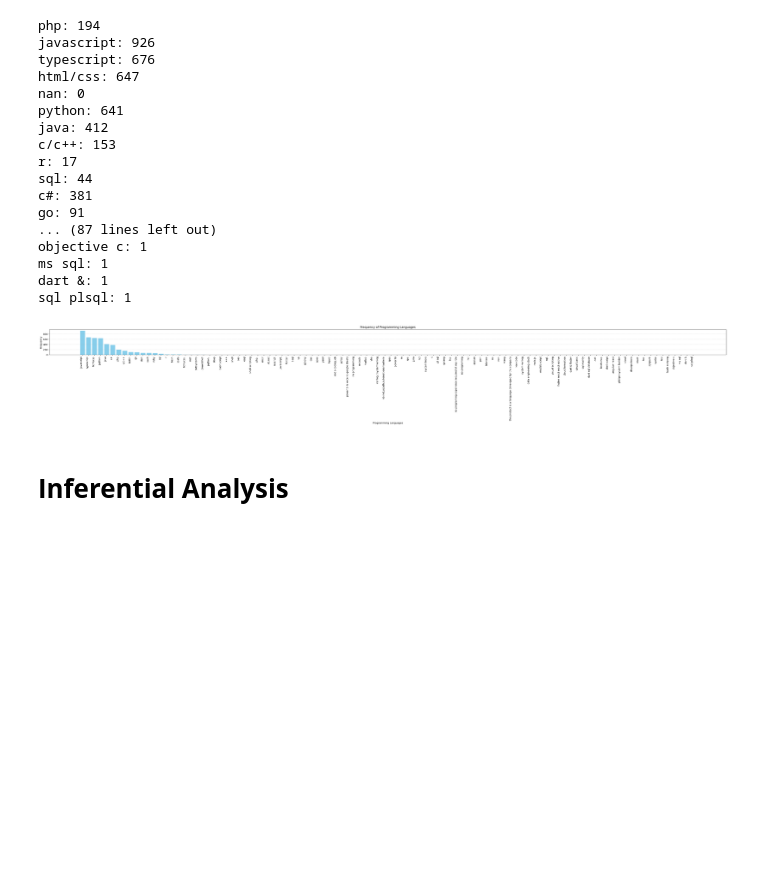
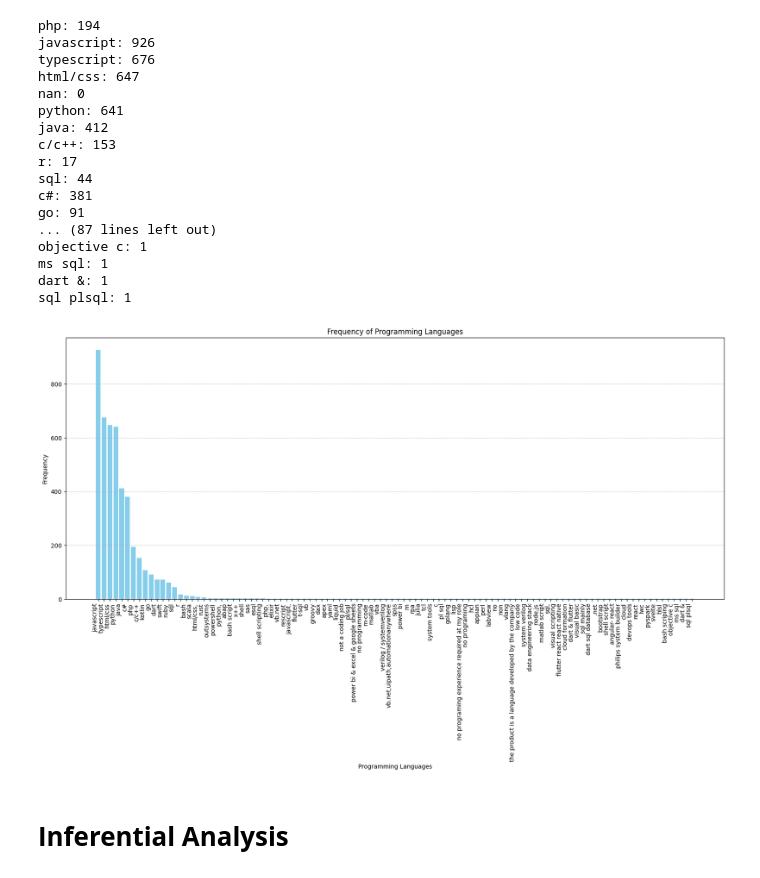
Before and after one commit to moha09-coder/Salary-Gaps-Analysis, a Jupyter notebook: analysis.ipynb, the cells around one changed output. Drawn from its saved outputs; the diff is of its cells as text; code cells hidden in the pictures; blank space fills up the shorter version.

```diff
--- a/analysis.ipynb
+++ b/analysis.ipynb
@@ -358,23 +361,20 @@ objective c: 1
 ms sql: 1
 dart &: 1
 sql plsql: 1
-# %%
-# Show the frequency of each programming language
-
-# Calculate the frequency of each language
-language_counts = df_exploded["ProgrammingLanguages"].value_counts()
-
-# Plotting
-plt.figure(figsize=(30, 6))
-plt.bar(language_counts.index, language_counts.values, color='skyblue')
-plt.xticks(rotation=90, ha='right')
-plt.xlabel("Programming Languages")
-plt.ylabel("Frequency")
-plt.title("Frequency of Programming Languages")
-plt.tight_layout()
-plt.grid(axis='y', linestyle='--', alpha=0.7)
-plt.show()
-# %% [output]
-[figure, removed]
+# %%
+# Calculate the frequency of each language
+language_counts = df_exploded["ProgrammingLanguages"].value_counts()
+
+# Plotting
+plt.figure(figsize=(20, 8))
+plt.bar(language_counts.index, language_counts.values, color='skyblue')
+plt.xticks(rotation=90, ha='right')
+plt.xlabel("Programming Languages")
+plt.ylabel("Frequency")
+plt.title("Frequency of Programming Languages")
+plt.grid(axis='y', linestyle='--', alpha=0.7)
+plt.show()
+# %% [output]
+[figure, added]
 # %% [markdown]
 # **Inferential Analysis**
```
Also changed, not shown: parts of 9 cells of this notebook.
